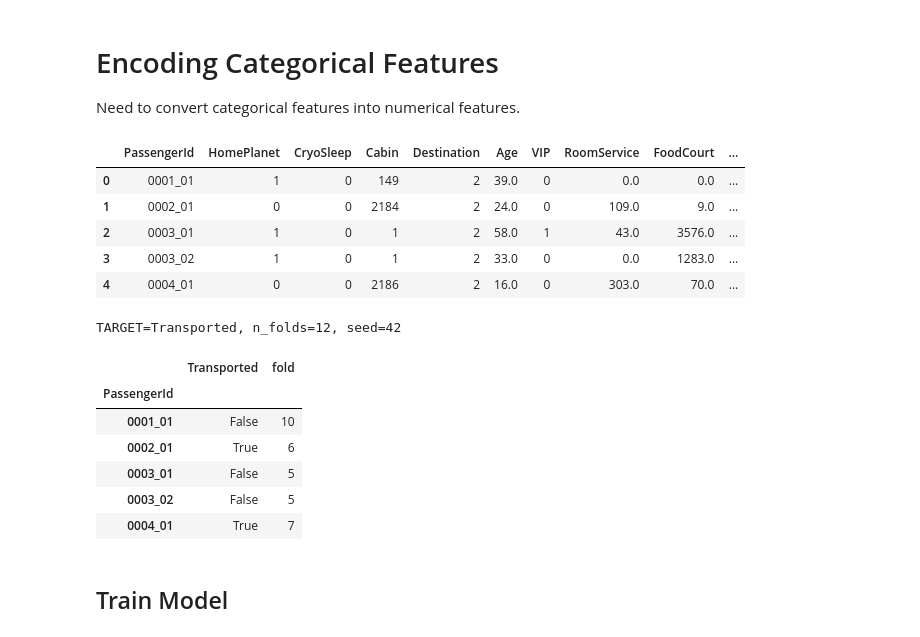
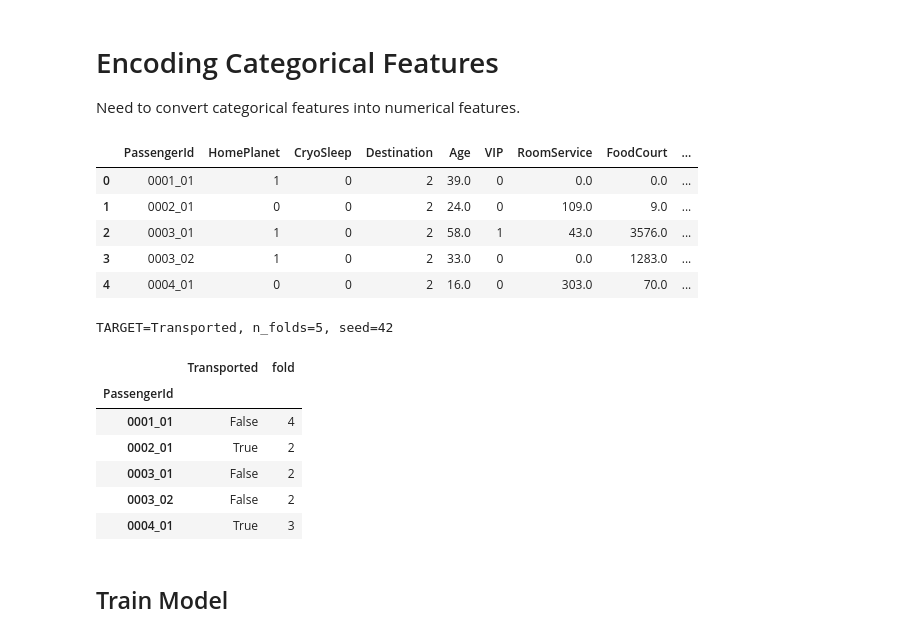
Before and after one commit to melling/ml-kaggle-spaceship-titanic, a Jupyter notebook: spaceship-titanic-xgb-lgbm-blend.ipynb, the cells around one changed output. Saved outputs shown, nothing was run; the diff lists cells and outputs as text; code cells hidden in the pictures.

```diff
--- a/spaceship-titanic-xgb-lgbm-blend.ipynb
+++ b/spaceship-titanic-xgb-lgbm-blend.ipynb
@@ -80,7 +80,7 @@ class Config:
 
     batch_size = 64
     epochs = 25
-    N_FOLDS = 12  # 5,10,15
+    N_FOLDS = 5  # 5,10,15
     SEED_LENGTH = 1  # 5,10
 # %% [markdown]
 ### The target/dependent variable in the dataset
@@ -222,3 +235,15 @@ train = train.drop(columns=["Name"], axis=1).copy()
+# %%
+def create_features(df):
+    df["Cabin"].fillna("Z/9999/Z", inplace=True)
+
+    df["Deck"] = df["Cabin"].apply(lambda x: x.split("/")[0])
+    df["Side"] = df["Cabin"].apply(lambda x: x.split("/")[2])
+    del df["Cabin"]
+
+    return df
+# %%
+train = create_features(train)
+test = create_features(test)
 # %% [markdown]
 ## Categorical/Numerical Variables
 # %%
@@ -313,18 +335,18 @@ Series([], dtype: int64)
 Need to convert categorical features into numerical features.
 # %%
 train, test = label_encoder(
-    train, test, ["Destination", "HomePlanet", "CryoSleep", "VIP", "Cabin"]
+    train, test, ["Destination", "HomePlanet", "CryoSleep", "VIP", "Deck", "Side"]
 )
 # X_test = pd.get_dummies(test[FEATURES], drop_first=True)
 
 train.head()
 # %% [output]
-|  | PassengerId | HomePlanet | CryoSleep | Cabin | Destination | Age | VIP | RoomService | FoodCourt | ... |
-| 0 | 0001_01 | 1 | 0 | 149 | 2 | 39.0 | 0 | 0.0 | 0.0 | ... |
-| 1 | 0002_01 | 0 | 0 | 2184 | 2 | 24.0 | 0 | 109.0 | 9.0 | ... |
-| 2 | 0003_01 | 1 | 0 | 1 | 2 | 58.0 | 1 | 43.0 | 3576.0 | ... |
-| 3 | 0003_02 | 1 | 0 | 1 | 2 | 33.0 | 0 | 0.0 | 1283.0 | ... |
-| 4 | 0004_01 | 0 | 0 | 2186 | 2 | 16.0 | 0 | 303.0 | 70.0 | ... |
+|  | PassengerId | HomePlanet | CryoSleep | Destination | Age | VIP | RoomService | FoodCourt | ... |
+| 0 | 0001_01 | 1 | 0 | 2 | 39.0 | 0 | 0.0 | 0.0 | ... |
+| 1 | 0002_01 | 0 | 0 | 2 | 24.0 | 0 | 109.0 | 9.0 | ... |
+| 2 | 0003_01 | 1 | 0 | 2 | 58.0 | 1 | 43.0 | 3576.0 | ... |
+| 3 | 0003_02 | 1 | 0 | 2 | 33.0 | 0 | 0.0 | 1283.0 | ... |
+| 4 | 0004_01 | 0 | 0 | 2 | 16.0 | 0 | 303.0 | 70.0 | ... |
 # %%
 # y = train[TARGET]
 # X = train[FEATURES].copy()
@@ -333,7 +355,7 @@ train.head()
 # %%
 train = create_folds(train, TARGET, Config.N_FOLDS)
 # %% [output]
-TARGET=Transported, n_folds=12, seed=42
+TARGET=Transported, n_folds=5, seed=42
 # %%
 submission_df = test[["PassengerId"]].copy()
 #
@@ -343,11 +365,11 @@ oof.head()
 # %% [output]
 |  | Transported | fold |
 | PassengerId |  |  |
-| 0001_01 | False | 10 |
-| 0002_01 | True | 6 |
-| 0003_01 | False | 5 |
-| 0003_02 | False | 5 |
-| 0004_01 | True | 7 |
+| 0001_01 | False | 4 |
+| 0002_01 | True | 2 |
+| 0003_01 | False | 2 |
+| 0003_02 | False | 2 |
+| 0004_01 | True | 3 |
 # %%
 # oof = train[["PassengerId", TARGET, "fold"]].set_index("PassengerId")
 # oof.head()
```
Also changed, not shown: parts of 37 cells of this notebook.
